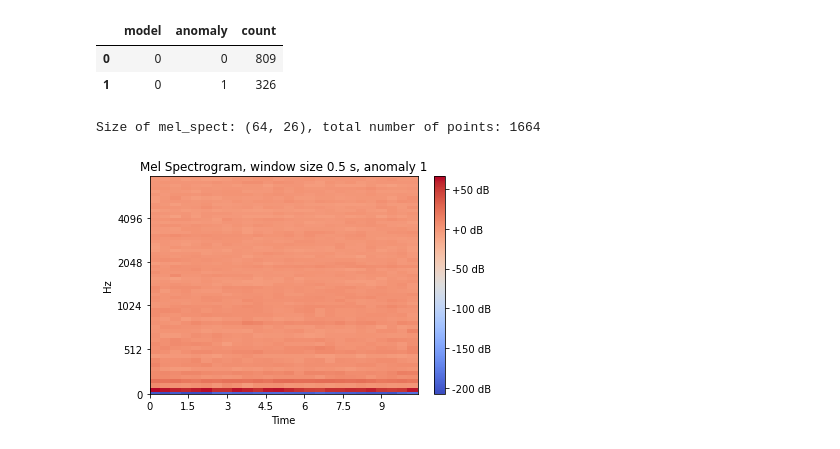
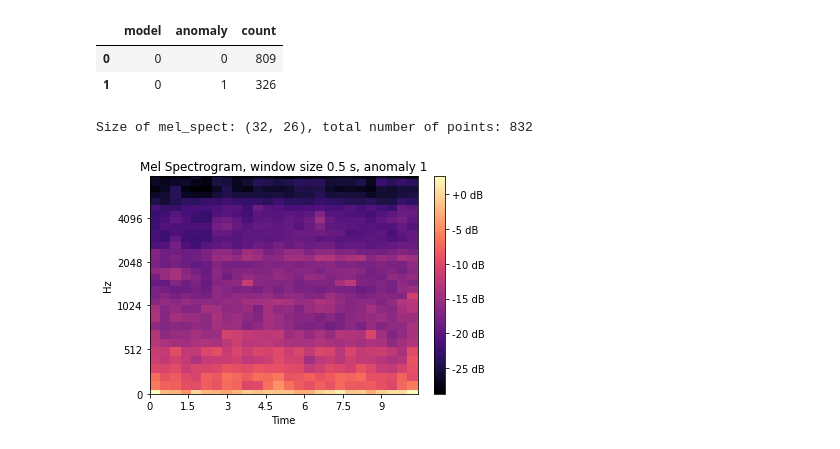
Before and after one commit to eceboran/AudioMalfunctionDetection, a Jupyter notebook: Code/Modeling/One-class SVM/unsupervised_fan_models_reduced_features.ipynb, the cells around one changed output. Saved outputs shown, nothing was run; the diff lists cells and outputs as text; code cells hidden in the pictures.

```diff
--- a/Code/Modeling/One-class SVM/unsupervised_fan_models_reduced_features.ipynb
+++ b/Code/Modeling/One-class SVM/unsupervised_fan_models_reduced_features.ipynb
@@ -69,21 +69,21 @@ df_model.groupby(["model", "anomaly"])['file_name'].count().reset_index(name='co
 # %%
 # Compute and plot mel spectrogram
 no_file = 2
 file_path = os.path.join(data_dir, df_model.iloc[no_file].file_rel_path)
-fs = df_machine.iloc[no_file].fs_Hz
+fs = df_model.iloc[no_file].fs_Hz
 window = 0.5
-n_mels = 64
+n_mels = 32
 overlap = 0.2
 mel_spect, mel_spect_db, mfcc, params = get_mel_spectrogram(file_path, window=window, overlap=overlap,
                                                             n_mels=n_mels, machine=df_model['machine'][0])
 
 # print(params)
 
 print(f"Size of mel_spect: {mel_spect.shape}, total number of points: {mel_spect.size}")
-librosa.display.specshow(mfcc, sr=fs, hop_length=params['hop_length'], x_axis='time', y_axis='mel');
+librosa.display.specshow(mel_spect_db, sr=fs, hop_length=params['hop_length'], x_axis='time', y_axis='mel');
 
 plt.title(f"Mel Spectrogram, window size {params['window']} s, anomaly {df_machine.iloc[no_file].anomaly}");
 plt.colorbar(format='%+2.0f dB');
 # %% [output]
-Size of mel_spect: (64, 26), total number of points: 1664
+Size of mel_spect: (32, 26), total number of points: 832
-[figure, old version]
+[figure, new version]
```
Also changed, not shown: parts of 4 cells of this notebook, 6 other files.
